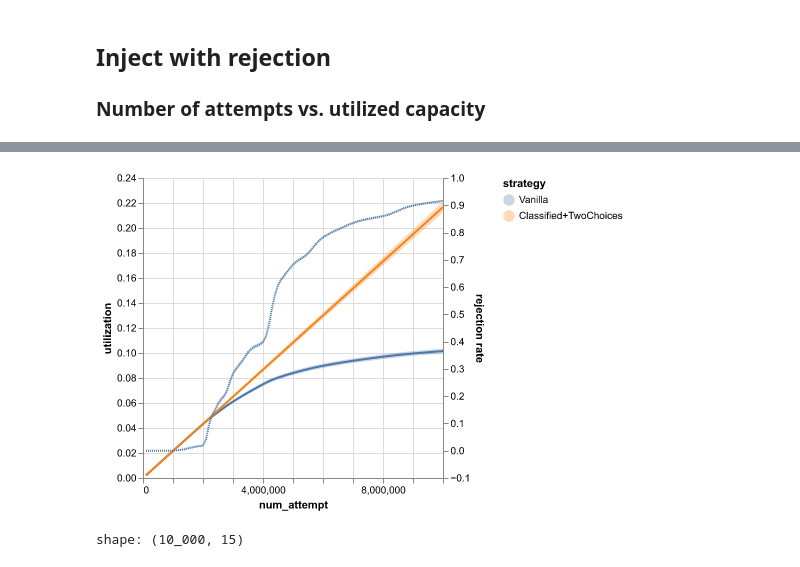
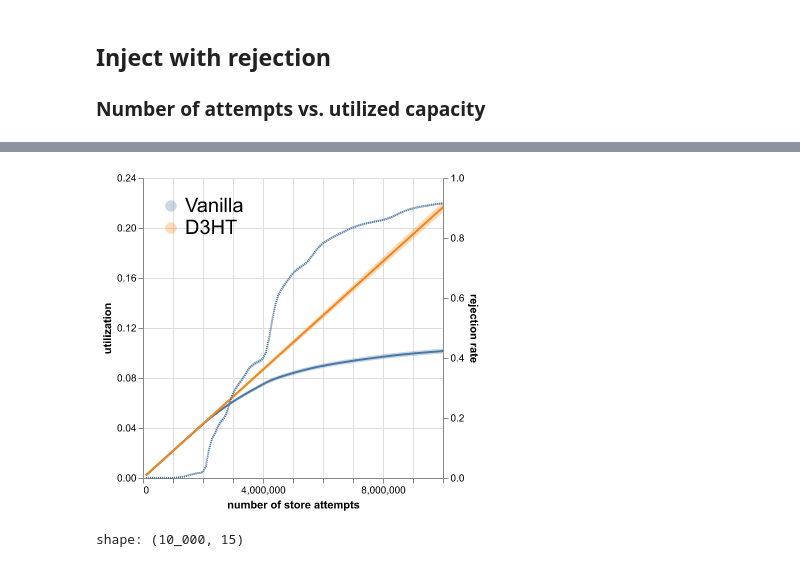
Before and after one commit to sgdxbc/storage-simulation-data, a Jupyter notebook: graphs.ipynb, the cells around one changed output, grey strips where cells are left out. Saved outputs shown, nothing was run; the diff lists cells and outputs as text; code cells hidden in the pictures.

```diff
--- a/graphs.ipynb
+++ b/graphs.ipynb
@@ -170,6 +181,7 @@ cdf.save("graphs/capacity-freq-cdf.pdf")
 df = pl.read_csv("ingest-reject/*.csv").with_columns(
     (pl.col("num_stored") * pl.col("num_copy") / pl.col("supply")).alias("utilization"),
     (1 - pl.col("store_rate")).alias("rejection rate"),
+    (pl.col("strategy").replace("Classified+TwoChoices", "D3HT").alias("strategy2")),
 )
 df
 # %% [output]
@@ -190,28 +202,30 @@ shape: (20_000, 12)
 # %%
 base = alt.Chart(df).encode(
     alt.X("num_attempt"),
-    alt.Color("strategy").sort(["Classified+TwoChoices", "Vanilla"]),
+    alt.Color("strategy2")
+    .sort(["Vanilla"])
+    .legend(title=None, orient="top-left", labelFontSize=20, titleFontSize=20),
 )
 num_stored = (
-    base.encode(alt.Y("utilization")).mark_errorband(extent="stdev")
+    base.encode(alt.Y("utilization").axis(values=[k*0.04 for k in range(7)])).mark_errorband(extent="stdev")
     + base.encode(alt.Y("utilization", aggregate="mean")).mark_line()
 )
 base = alt.Chart(df.filter(pl.col("strategy") == "Vanilla")).encode(
-    alt.X("num_attempt")
+    alt.X("num_attempt").axis(title="number of store attempts")
 )
 rejection_rate = base.encode(
-    alt.Y("rejection rate", aggregate="mean").scale(domainMax=1.0)
+    alt.Y("rejection rate", aggregate="mean").scale(domain=(0., 1.)).axis(tickCount=5)
 ).mark_line(strokeDash=[1, 1]) + base.encode(alt.Y("rejection rate")).mark_errorband(
     extent="stdev"
 )
 reject = (
     alt.layer(num_stored, rejection_rate)
     .resolve_axis(y="independent")
     .resolve_scale(y="independent")
 )
 reject
 # %% [output]
-[figure, old version]
+[figure, new version]
 # %%
 df = (
     pl.read_csv("ingest-evict/*.csv")
```
Also changed, not shown: parts of 17 cells of this notebook, 5 other files.
